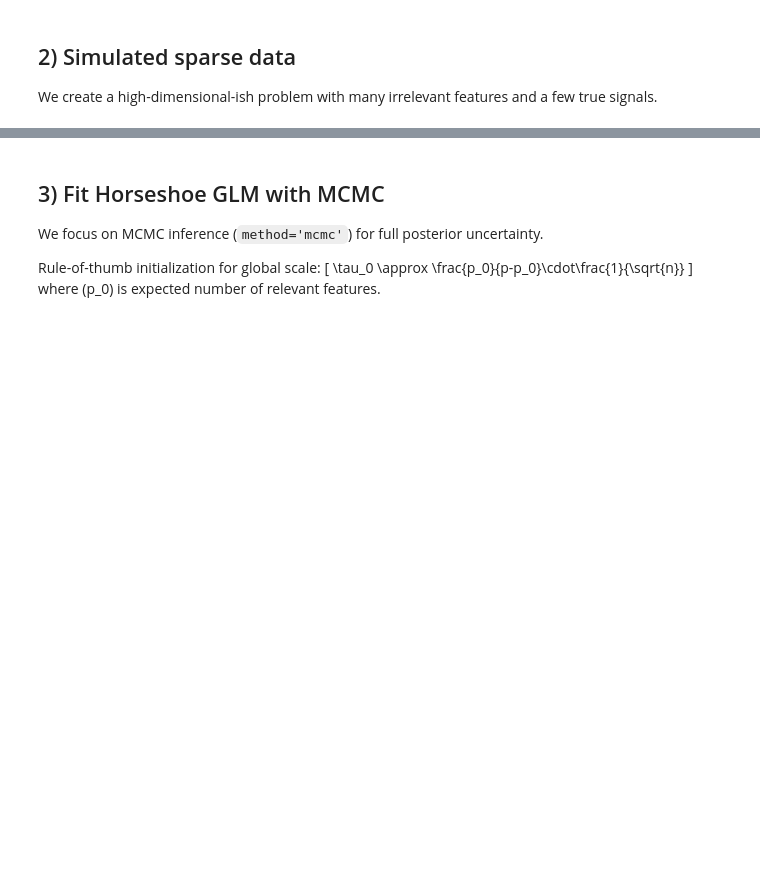
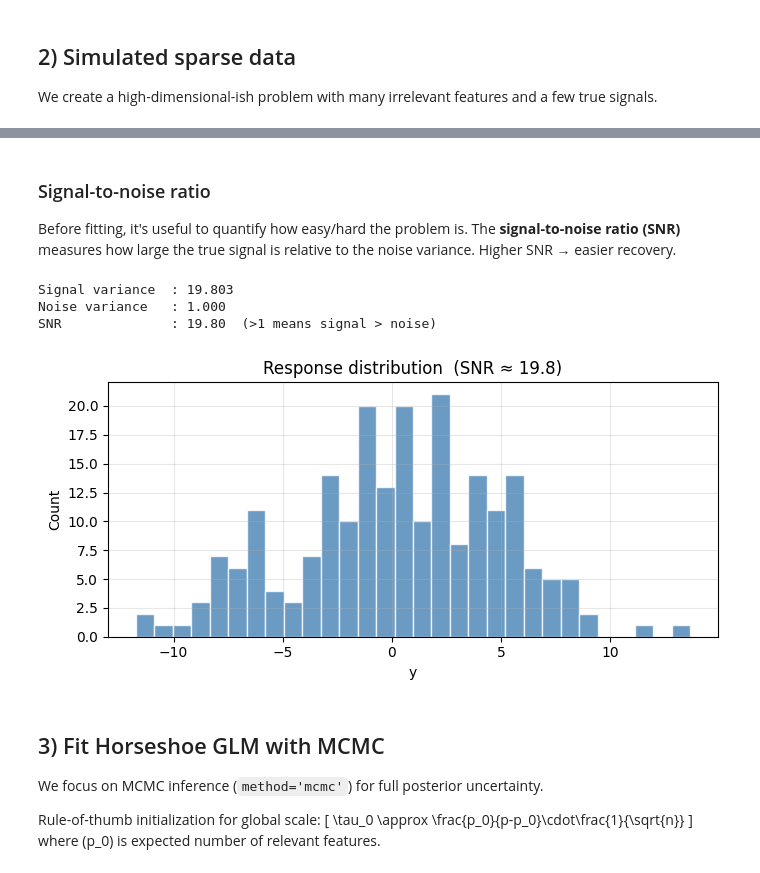
Before and after one commit to MacroMagic/bayesian_feature_selection, a Jupyter notebook: demo/horseshoe_mcmc_feature_selection_demo.ipynb, the cells around one changed output, grey strips where cells are left out. Cells and saved outputs as stored; diff of their text form; code cells hidden in the pictures; blank space fills up the shorter version.

```diff
--- a/demo/horseshoe_mcmc_feature_selection_demo.ipynb
+++ b/demo/horseshoe_mcmc_feature_selection_demo.ipynb
@@ -90,3 +171,31 @@ plt.show()
+# %% [markdown]
+### Signal-to-noise ratio
+
+Before fitting, it's useful to quantify how easy/hard the problem is. The **signal-to-noise ratio (SNR)** measures how large the true signal is relative to the noise variance. Higher SNR → easier recovery.
+# %%
+# ── Signal-to-noise ratio and data overview ──────────────────────────────────
+signal_var = np.var(X @ true_beta)     # variance explained by the true model
+noise_var  = noise_sd**2
+snr        = signal_var / noise_var
+
+print(f"Signal variance  : {signal_var:.3f}")
+print(f"Noise variance   : {noise_var:.3f}")
+print(f"SNR              : {snr:.2f}  (>1 means signal > noise)")
+
+# Distribution of the response
+fig, ax = plt.subplots(figsize=(7, 3.5))
+ax.hist(y, bins=30, edgecolor='white', color='steelblue', alpha=0.8)
+ax.set_xlabel("y")
+ax.set_ylabel("Count")
+ax.set_title(f"Response distribution  (SNR ≈ {snr:.1f})")
+ax.grid(alpha=0.3)
+plt.tight_layout()
+plt.show()
+# %% [output]
+Signal variance  : 19.803
+Noise variance   : 1.000
+SNR              : 19.80  (>1 means signal > noise)
+[figure, added]
 # %% [markdown]
 ## 3) Fit Horseshoe GLM with MCMC
 
```
Also changed, not shown: parts of 20 cells of this notebook, 3 other files.
